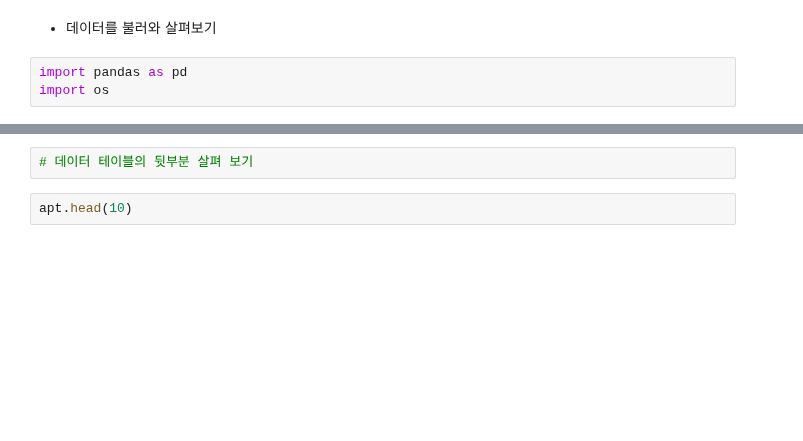
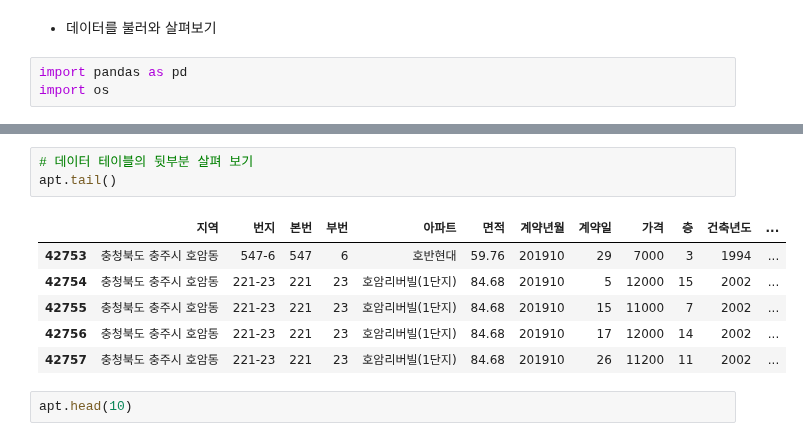
Before and after one commit to arkwith7/aSSIST_ML, a Jupyter notebook: Python1/강의노트_Jupyter notebook/2. Pandas 학습 및 실습_aSSIST.ipynb, the cells around one changed output, grey strips where cells are left out. Saved outputs shown, nothing was run; the diff lists cells and outputs as text; blank space fills up the shorter version.

```diff
--- a/Python1/강의노트_Jupyter notebook/2. Pandas 학습 및 실습_aSSIST.ipynb
+++ b/Python1/강의노트_Jupyter notebook/2. Pandas 학습 및 실습_aSSIST.ipynb
@@ -101,5 +164,13 @@ import os
 # %%
 # 데이터 테이블의 뒷부분 살펴 보기
+apt.tail()
+# %% [output]
+|  | 지역 | 번지 | 본번 | 부번 | 아파트 | 면적 | 계약년월 | 계약일 | 가격 | 층 | 건축년도 | ... |
+| 42753 | 충청북도 충주시 호암동 | 547-6 | 547 | 6 | 호반현대 | 59.76 | 201910 | 29 | 7000 | 3 | 1994 | ... |
+| 42754 | 충청북도 충주시 호암동 | 221-23 | 221 | 23 | 호암리버빌(1단지) | 84.68 | 201910 | 5 | 12000 | 15 | 2002 | ... |
+| 42755 | 충청북도 충주시 호암동 | 221-23 | 221 | 23 | 호암리버빌(1단지) | 84.68 | 201910 | 15 | 11000 | 7 | 2002 | ... |
+| 42756 | 충청북도 충주시 호암동 | 221-23 | 221 | 23 | 호암리버빌(1단지) | 84.68 | 201910 | 17 | 12000 | 14 | 2002 | ... |
+| 42757 | 충청북도 충주시 호암동 | 221-23 | 221 | 23 | 호암리버빌(1단지) | 84.68 | 201910 | 26 | 11200 | 11 | 2002 | ... |
 # %%
 apt.head(10)
 # %% [output]
```
Also changed, not shown: parts of 25 cells of this notebook, 2 other files.
